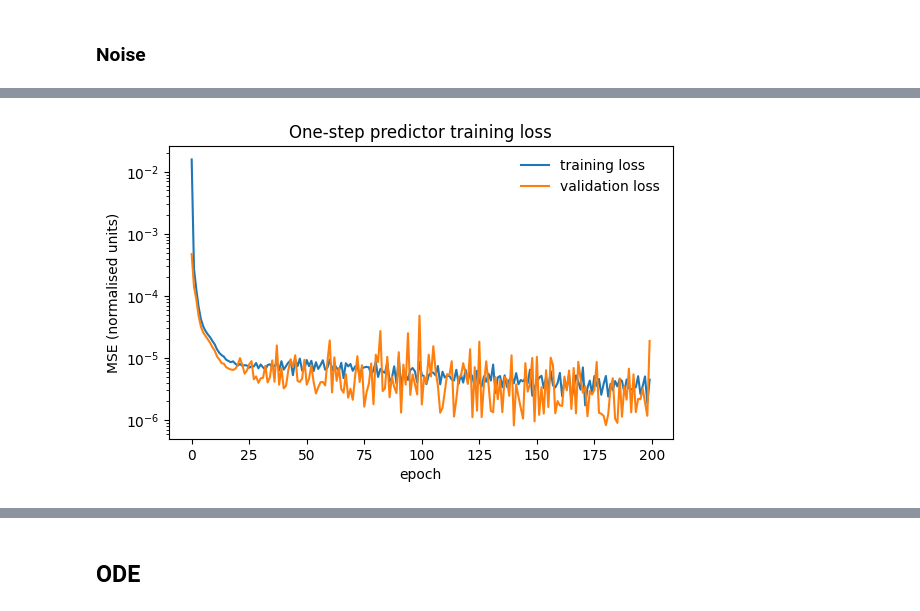
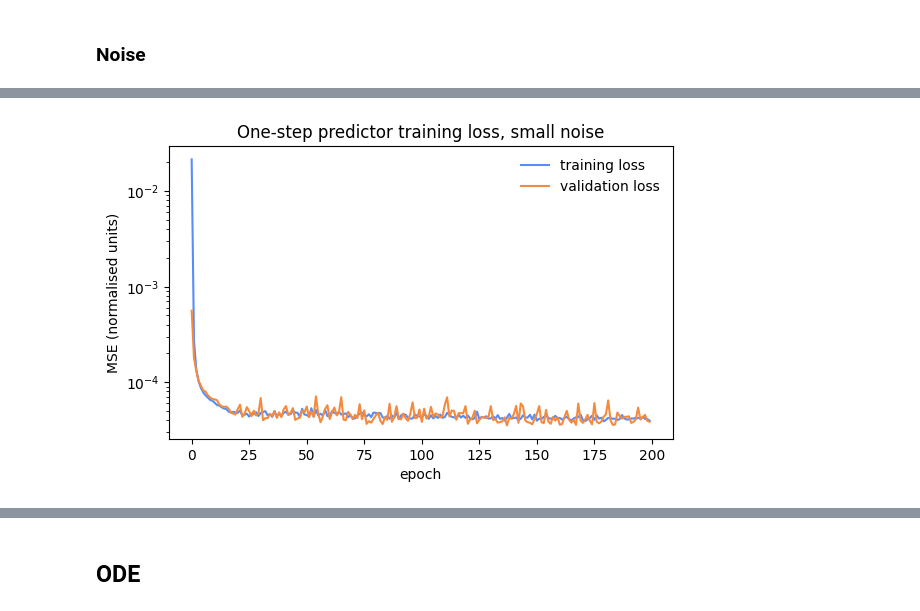
Before and after one commit to CosmicHitchhiker/ds_astro_2026s, a Jupyter notebook: ex9/exercise9.ipynb, the cells around one changed output, grey strips where cells are left out. Cells and saved outputs as stored; diff of their text form; code cells hidden in the pictures.

Commit message:
Almost brushed up (something wrong with the noise)

```diff
--- a/ex9/exercise9.ipynb
+++ b/ex9/exercise9.ipynb
@@ -453,0 +265,2 @@ X_test, y_test = X_test.reshape(-1, 3), y_test.reshape(-1, 3)
+# %%
+train_loader, val_loader, traj_train, traj_test, mins, maxs = setup_training_dataset(solutions3)
@@ -807,0 +474,6 @@ def train_model(model, train_loader, optimizer, loss_fn, epochs, val_loader=None
+# %%
+small_noise = 1e-1
+large_noise = 10
+
+train_loader_sn, val_loader_sn, traj_train_sn, traj_test_sn, mins_sn, maxs_sn = setup_training_dataset(solutions3, small_noise)
+train_loader_ln, val_loader_ln, traj_train_ln, traj_test_ln, mins_ln, maxs_ln = setup_training_dataset(solutions3, large_noise)
@@ -808,3 +498,9 @@ def train_model(model, train_loader, optimizer, loss_fn, epochs, val_loader=None
+# %%
+model_sn = FeedForwardNN(dim=3, hidden=100).to(device)
+model_ln = FeedForwardNN(dim=3, hidden=100).to(device)
+
+optimizer_sn = torch.optim.Adam(model_sn.parameters(), lr=1e-3)
+optimizer_ln = torch.optim.Adam(model_ln.parameters(), lr=1e-3)
 # %%
-hist = train_model(model, train_loader, optimizer, loss_fn, epochs=200, val_loader=val_loader)
+hist_sn = train_model(model_sn, train_loader_sn, optimizer_sn, loss_fn, epochs=200, val_loader=val_loader_sn)
 # %% [output]
@@ -828,11 +544,11 @@ Epoch 200/200 - loss: 4.47808e-06 - val_loss: 1.88012e-05
 # %%
 fig, ax = plt.subplots(figsize=(6.5, 3.8))
-ax.semilogy(hist.history["loss"], label="training loss")
-ax.semilogy(hist.history["val_loss"], label="validation loss")
+ax.semilogy(hist_sn.history["loss"], label="training loss")
+ax.semilogy(hist_sn.history["val_loss"], label="validation loss")
 ax.legend(frameon=False)
 ax.set_xlabel("epoch")
 ax.set_ylabel("MSE (normalised units)")
-ax.set_title("One-step predictor training loss")
+ax.set_title("One-step predictor training loss, small noise")
 plt.show()
 # %% [output]
-[figure, old version]
+[figure, new version]
```
Also changed, not shown: parts of 82 cells of this notebook.
